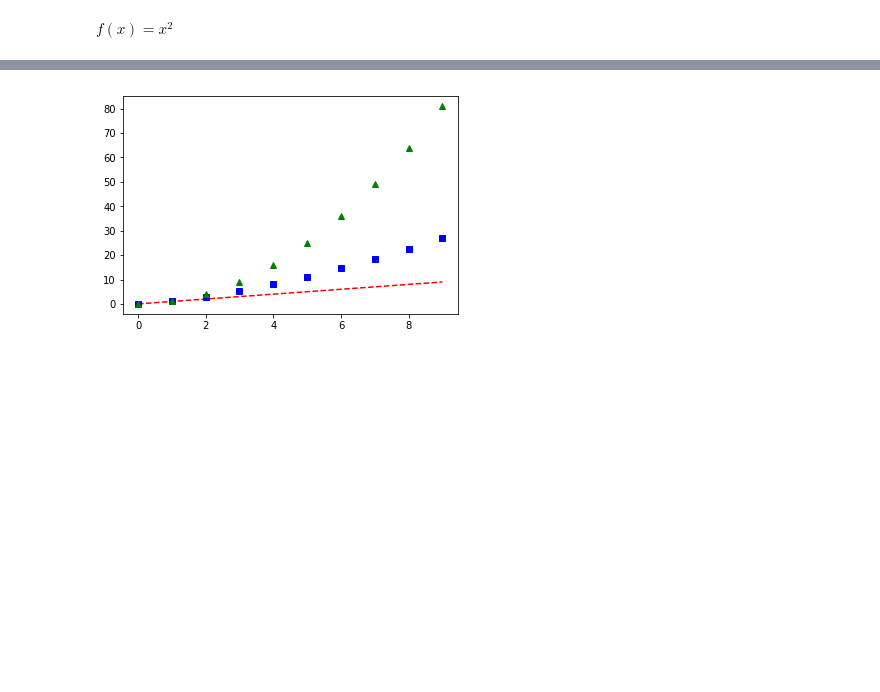
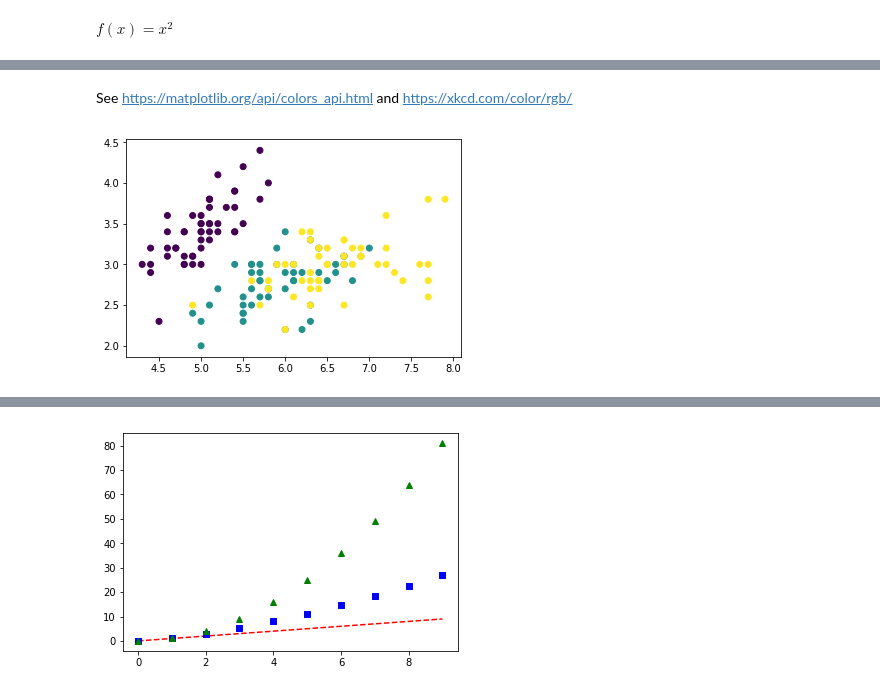
Before and after one commit to Brinkhuis/Cursus, a Jupyter notebook: notebooks/visualization.ipynb, the cells around one changed output, grey strips where cells are left out. Drawn from its saved outputs; the diff is of its cells as text; code cells hidden in the pictures; blank space fills up the shorter version.

```diff
--- a/notebooks/visualization.ipynb
+++ b/notebooks/visualization.ipynb
@@ -51,0 +87,9 @@ plt.show()
+# %% [markdown]
+See [https://matplotlib.org/api/colors_api.html](https://matplotlib.org/api/colors_api.html) and [https://xkcd.com/color/rgb/](https://xkcd.com/color/rgb)
+# %%
+# colormaps
+colors = {'setosa': 0, 'versicolor': 1, 'virginica': 2}
+plt.scatter(x=iris.sepal_length, y=iris.sepal_width, c=[colors[i] for i in iris.species], cmap='viridis')
+plt.show()
+# %% [output]
+[figure, added]
```
Also changed, not shown: parts of 63 cells of this notebook.
